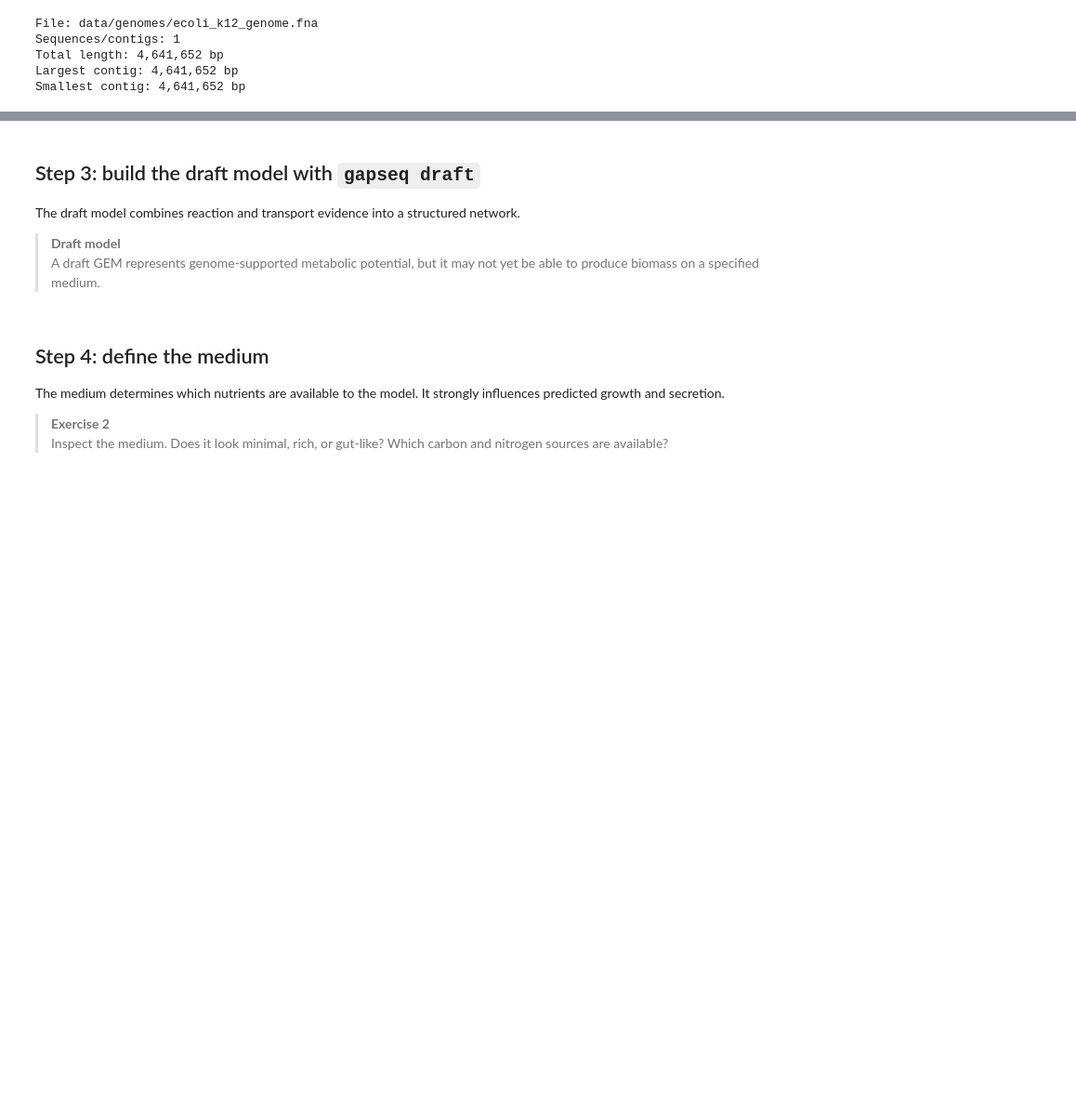
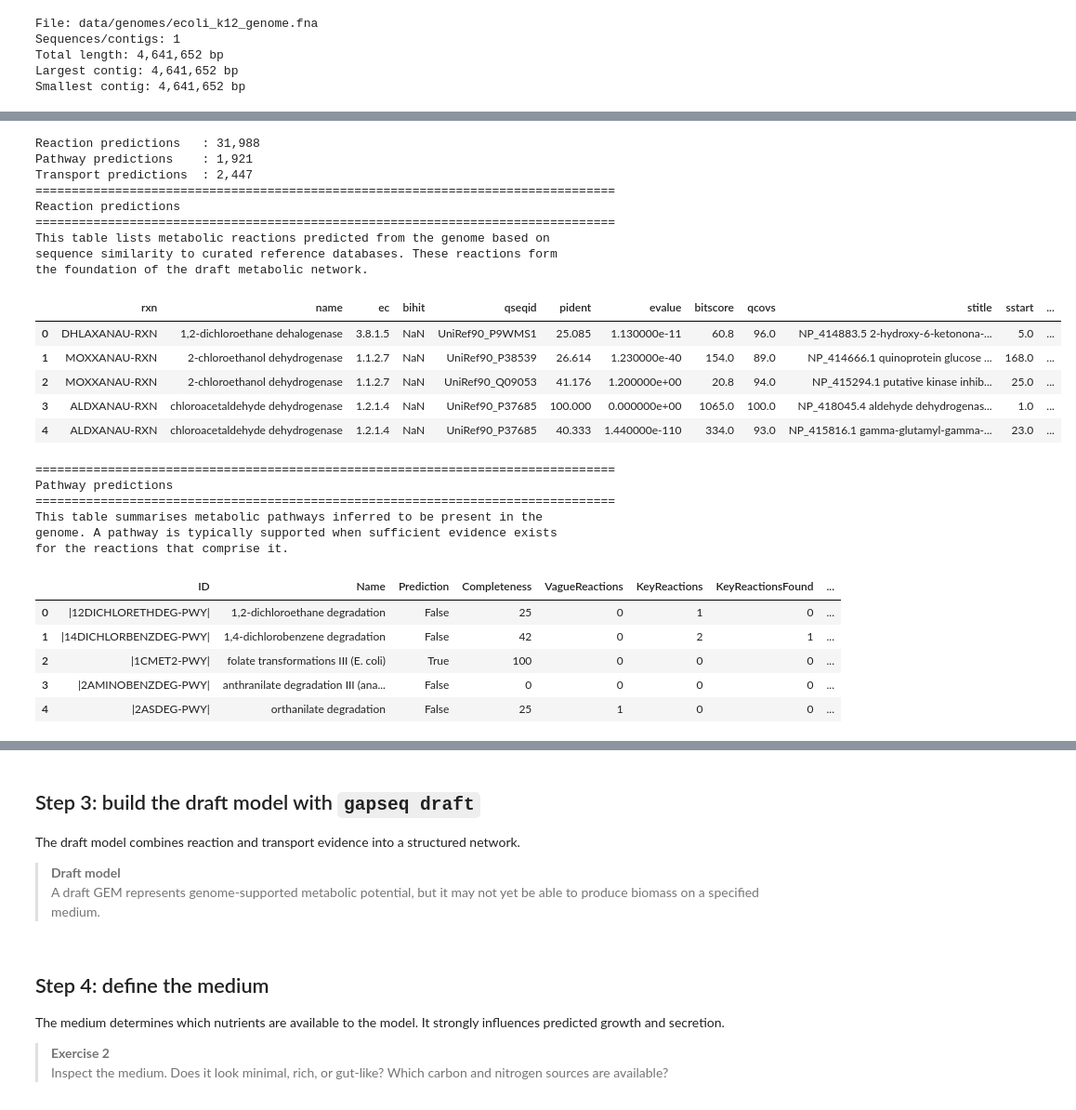
Before and after one commit to kshitijtandon/fisabio-gapseq-workshop, a Jupyter notebook: notebooks/FISABIO_gapseq_workshop.ipynb, the cells around one changed output, grey strips where cells are left out. Shown at 93% size. Saved outputs shown, nothing was run; the diff lists cells and outputs as text; code cells hidden in the pictures; blank space fills up the shorter version.

```diff
--- a/notebooks/FISABIO_gapseq_workshop.ipynb
+++ b/notebooks/FISABIO_gapseq_workshop.ipynb
@@ -419,0 +468,66 @@ Conceptual question:
+# %%
+import pandas as pd
+
+def read_gapseq_tbl(path):
+    return pd.read_csv(
+        path,
+        sep="\t",
+        comment="#",
+        engine="python"
+    )
+
+reactions = read_gapseq_tbl(reaction_file)
+pathways = read_gapseq_tbl(pathway_file)
+transporters = read_gapseq_tbl(transporter_file)
+
+print(f"Reaction predictions   : {len(reactions):,}")
+print(f"Pathway predictions    : {len(pathways):,}")
+print(f"Transport predictions  : {len(transporters):,}")
+
+print("=" * 80)
+print("Reaction predictions")
+print("=" * 80)
+print(
+    "This table lists metabolic reactions predicted from the genome based on\n"
+    "sequence similarity to curated reference databases. These reactions form\n"
+    "the foundation of the draft metabolic network."
+)
+display(reactions.head())
+
+print("=" * 80)
+print("Pathway predictions")
+print("=" * 80)
+print(
+    "This table summarises metabolic pathways inferred to be present in the\n"
+    "genome. A pathway is typically supported when sufficient evidence exists\n"
+    "for the reactions that comprise it."
+)
+display(pathways.head())
+# %% [output]
+Reaction predictions   : 31,988
+Pathway predictions    : 1,921
+Transport predictions  : 2,447
+================================================================================
+Reaction predictions
+================================================================================
+This table lists metabolic reactions predicted from the genome based on
+sequence similarity to curated reference databases. These reactions form
+the foundation of the draft metabolic network.
+|  | rxn | name | ec | bihit | qseqid | pident | evalue | bitscore | qcovs | stitle | sstart | ... |
+| 0 | DHLAXANAU-RXN | 1,2-dichloroethane dehalogenase | 3.8.1.5 | NaN | UniRef90_P9WMS1 | 25.085 | 1.130000e-11 | 60.8 | 96.0 | NP_414883.5 2-hydroxy-6-ketonona-... | 5.0 | ... |
+| 1 | MOXXANAU-RXN | 2-chloroethanol dehydrogenase | 1.1.2.7 | NaN | UniRef90_P38539 | 26.614 | 1.230000e-40 | 154.0 | 89.0 | NP_414666.1 quinoprotein glucose ... | 168.0 | ... |
+| 2 | MOXXANAU-RXN | 2-chloroethanol dehydrogenase | 1.1.2.7 | NaN | UniRef90_Q09053 | 41.176 | 1.200000e+00 | 20.8 | 94.0 | NP_415294.1 putative kinase inhib... | 25.0 | ... |
+| 3 | ALDXANAU-RXN | chloroacetaldehyde dehydrogenase | 1.2.1.4 | NaN | UniRef90_P37685 | 100.000 | 0.000000e+00 | 1065.0 | 100.0 | NP_418045.4 aldehyde dehydrogenas... | 1.0 | ... |
+| 4 | ALDXANAU-RXN | chloroacetaldehyde dehydrogenase | 1.2.1.4 | NaN | UniRef90_P37685 | 40.333 | 1.440000e-110 | 334.0 | 93.0 | NP_415816.1 gamma-glutamyl-gamma-... | 23.0 | ... |
+================================================================================
+Pathway predictions
+================================================================================
+This table summarises metabolic pathways inferred to be present in the
+genome. A pathway is typically supported when sufficient evidence exists
+for the reactions that comprise it.
+|  | ID | Name | Prediction | Completeness | VagueReactions | KeyReactions | KeyReactionsFound | ... |
+| 0 | |12DICHLORETHDEG-PWY| | 1,2-dichloroethane degradation | False | 25 | 0 | 1 | 0 | ... |
+| 1 | |14DICHLORBENZDEG-PWY| | 1,4-dichlorobenzene degradation | False | 42 | 0 | 2 | 1 | ... |
+| 2 | |1CMET2-PWY| | folate transformations III (E. coli) | True | 100 | 0 | 0 | 0 | ... |
+| 3 | |2AMINOBENZDEG-PWY| | anthranilate degradation III (ana... | False | 0 | 0 | 0 | 0 | ... |
+| 4 | |2ASDEG-PWY| | orthanilate degradation | False | 25 | 1 | 0 | 0 | ... |
```
Also changed, not shown: parts of 20 cells of this notebook.
